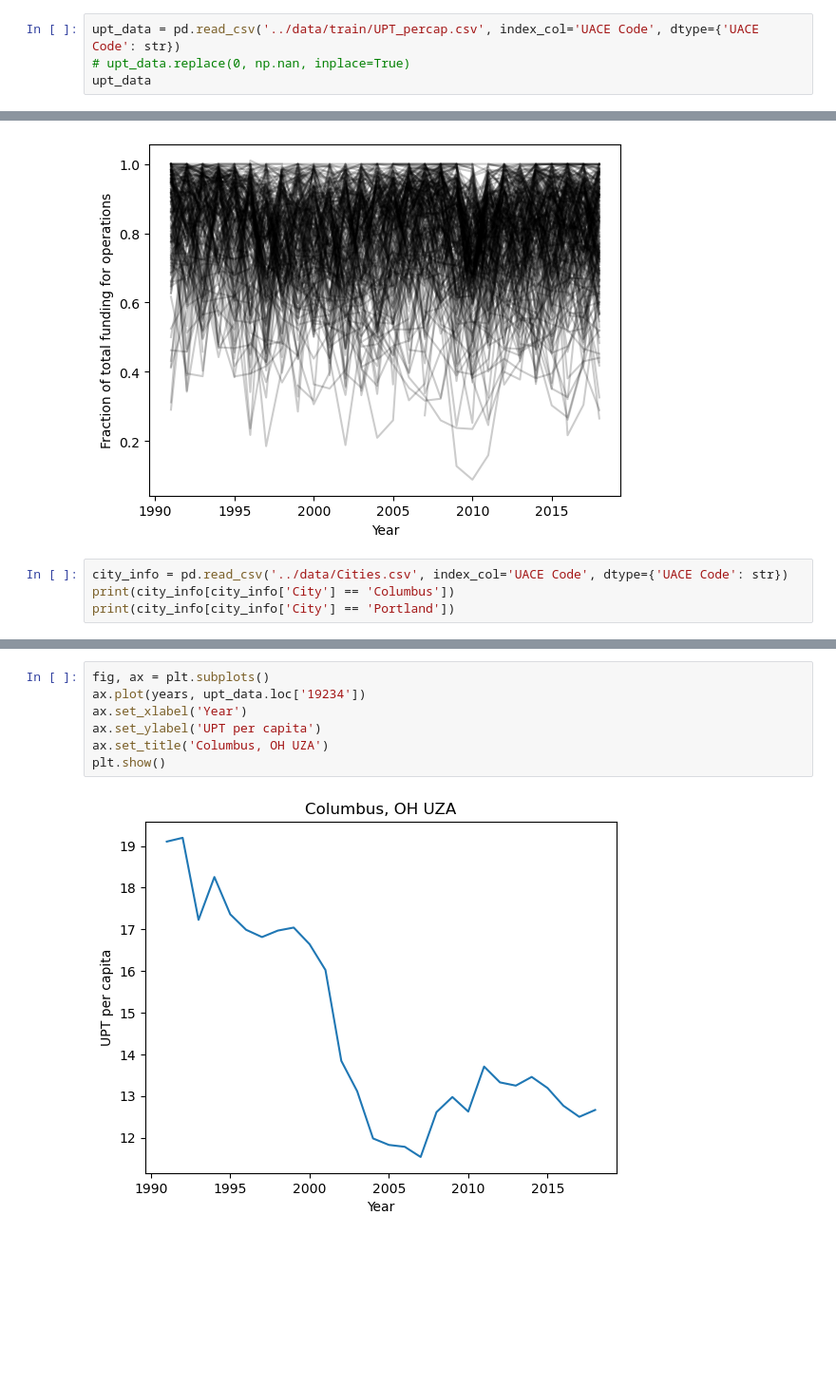
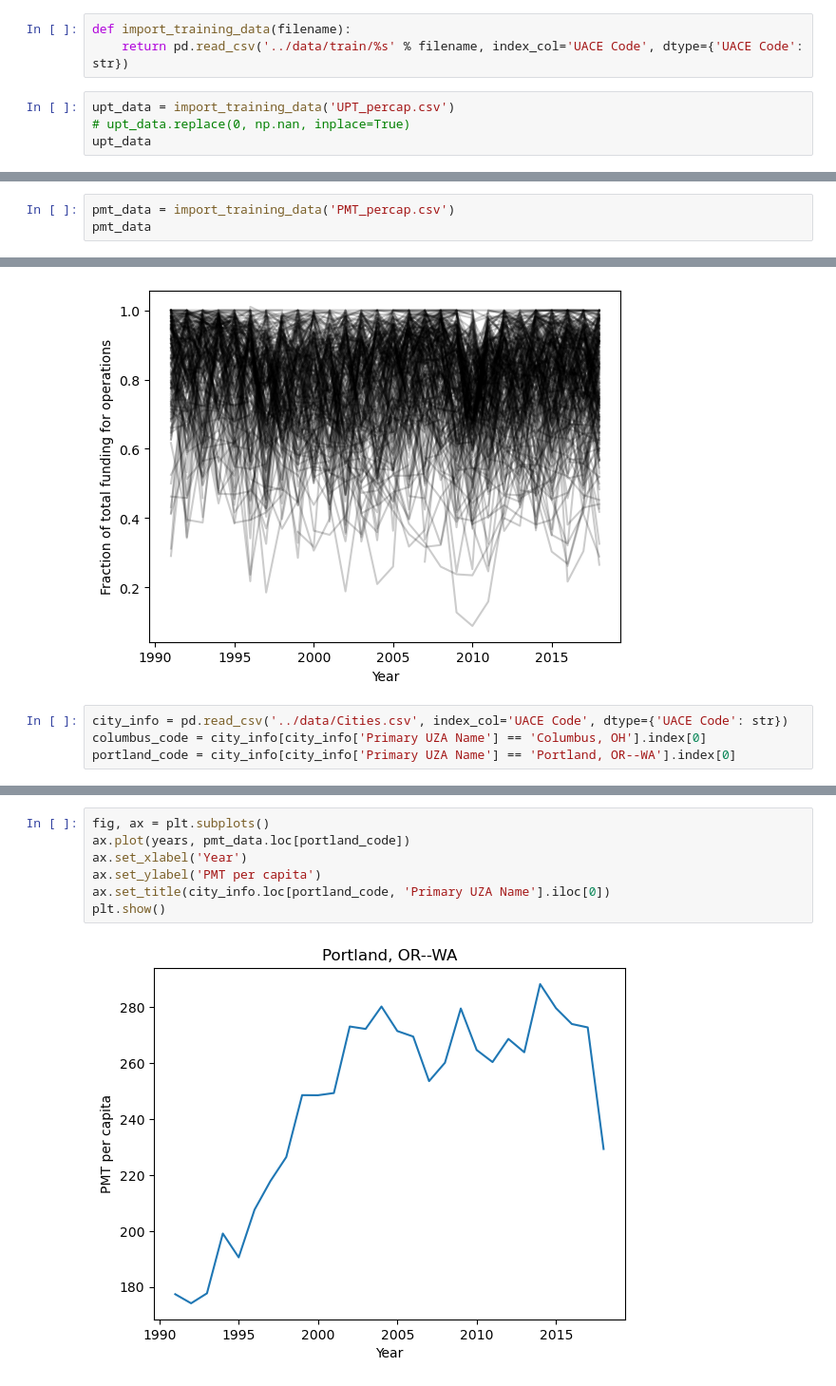
Before and after one commit to lodubay/transit-ridership, a Jupyter notebook: notebooks/time_series_LD.ipynb, the cells around one changed output, grey strips where cells are left out. Shown at 95% size. Cells and saved outputs as stored; diff of their text form; blank space fills up the shorter version.

Commit message:
investigate time series data

```diff
--- a/notebooks/time_series_LD.ipynb
+++ b/notebooks/time_series_LD.ipynb
@@ -4,8 +4,11 @@
 import numpy as np
 import pandas as pd
 import matplotlib.pyplot as plt
+# %%
+def import_training_data(filename):
+    return pd.read_csv('../data/train/%s' % filename, index_col='UACE Code', dtype={'UACE Code': str})
 # %%
-upt_data = pd.read_csv('../data/train/UPT_percap.csv', index_col='UACE Code', dtype={'UACE Code': str})
+upt_data = import_training_data('UPT_percap.csv')
 # upt_data.replace(0, np.nan, inplace=True)
 upt_data
 # %% [output]
@@ -35,3 +38,6 @@ ax.set_ylabel('UPT Per Capita')
 plt.show()
 # %% [output]
 [figure]
+# %%
+pmt_data = import_training_data('PMT_percap.csv')
+pmt_data
@@ -92,5 +203,5 @@ plt.show()
 [figure]
 # %%
 city_info = pd.read_csv('../data/Cities.csv', index_col='UACE Code', dtype={'UACE Code': str})
-print(city_info[city_info['City'] == 'Columbus'])
-print(city_info[city_info['City'] == 'Portland'])
+columbus_code = city_info[city_info['Primary UZA Name'] == 'Columbus, OH'].index[0]
+portland_code = city_info[city_info['Primary UZA Name'] == 'Portland, OR--WA'].index[0]
@@ -113,10 +216,10 @@ plt.show()
 [figure]
 # %%
 fig, ax = plt.subplots()
-ax.plot(years, upt_data.loc['19234'])
+ax.plot(years, pmt_data.loc[portland_code])
 ax.set_xlabel('Year')
-ax.set_ylabel('UPT per capita')
-ax.set_title('Columbus, OH UZA')
+ax.set_ylabel('PMT per capita')
+ax.set_title(city_info.loc[portland_code, 'Primary UZA Name'].iloc[0])
 plt.show()
 # %% [output]
-[figure, old version]
+[figure, new version]
```
Also changed, not shown: parts of 21 cells of this notebook, 5 other files.
